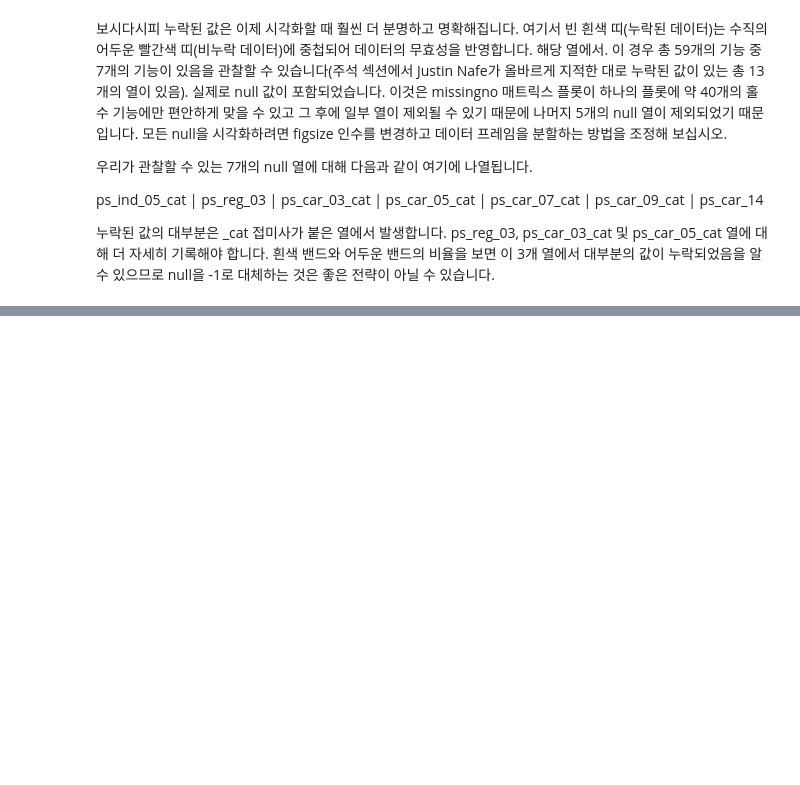
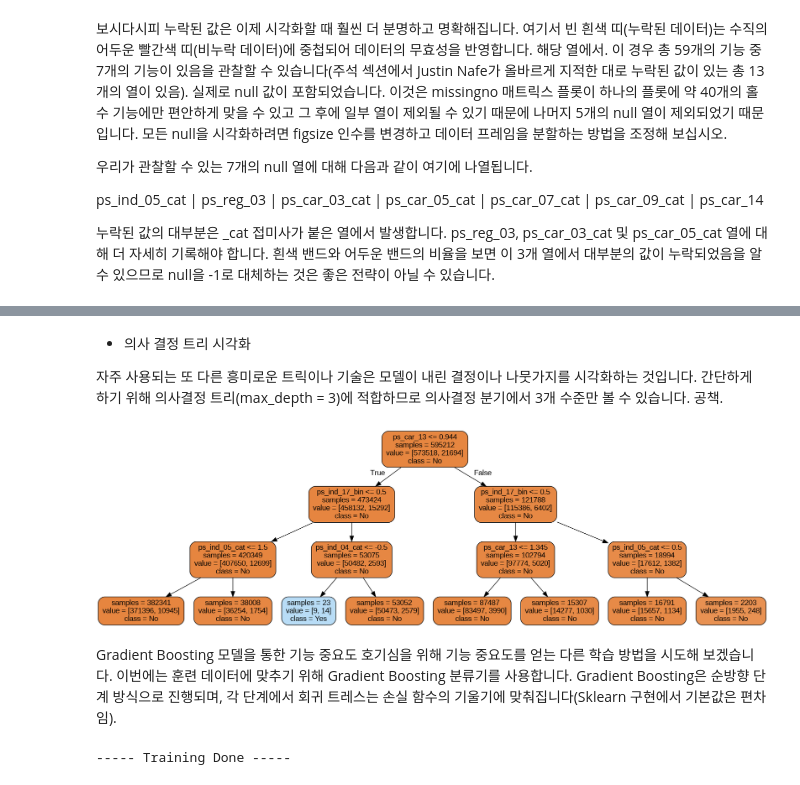
Before and after one commit to eeuuais/kaggle_review, a Jupyter notebook: (2_2)Interactive_Porto_Insights_A_Plot_ly_Tutorial.ipynb, the cells around one changed output, grey strips where cells are left out. Saved outputs shown, nothing was run; the diff lists cells and outputs as text; code cells hidden in the pictures; blank space fills up the shorter version.

```diff
--- a/(2_2)Interactive_Porto_Insights_A_Plot_ly_Tutorial.ipynb
+++ b/(2_2)Interactive_Porto_Insights_A_Plot_ly_Tutorial.ipynb
@@ -73,0 +330,47 @@ ps_ind_05_cat | ps_reg_03 | ps_car_03_cat | ps_car_05_cat | ps_car_07_cat | ps_c
+# %% [markdown]
+- 의사 결정 트리 시각화
+
+자주 사용되는 또 다른 흥미로운 트릭이나 기술은 모델이 내린 결정이나 나뭇가지를 시각화하는 것입니다. 간단하게 하기 위해 의사결정 트리(max_depth = 3)에 적합하므로 의사결정 분기에서 3개 수준만 볼 수 있습니다. 공책.
+# %%
+from sklearn import tree
+from IPython.display import Image as PImage
+from subprocess import check_call
+from PIL import Image, ImageDraw, ImageFont
+import re
+
+decision_tree = tree.DecisionTreeClassifier(max_depth = 3)
+decision_tree.fit(train.drop(['id', 'target'],axis=1), train.target)
+
+# Export our trained model as a .dot file
+with open("tree1.dot", 'w') as f:
+     f = tree.export_graphviz(decision_tree,
+                              out_file=f,
+                              max_depth = 4,
+                              impurity = False,
+                              feature_names = train.drop(['id', 'target'],axis=1).columns.values,
+                              class_names = ['No', 'Yes'],
+                              rounded = True,
+                              filled= True )
+
+#Convert .dot to .png to allow display in web notebook
+check_call(['dot','-Tpng','tree1.dot','-o','tree1.png'])
+
+# Annotating chart with PIL
+img = Image.open("tree1.png")
+draw = ImageDraw.Draw(img)
+img.save('sample-out.png')
+PImage("sample-out.png",)
+# %% [output]
+[figure, added]
+# %% [markdown]
+Gradient Boosting 모델을 통한 기능 중요도
+호기심을 위해 기능 중요도를 얻는 다른 학습 방법을 시도해 보겠습니다. 이번에는 훈련 데이터에 맞추기 위해 Gradient Boosting 분류기를 사용합니다. Gradient Boosting은 순방향 단계 방식으로 진행되며, 각 단계에서 회귀 트레스는 손실 함수의 기울기에 맞춰집니다(Sklearn 구현에서 기본값은 편차임).
+# %%
+from sklearn.ensemble import GradientBoostingClassifier
+
+gb = GradientBoostingClassifier(n_estimators=100, max_depth =3, min_samples_leaf=4, max_features=0.2, random_state=0)
+gb.fit(train.drop(['id', 'target'], axis=1), train.target)
+features = train.drop(['id', 'target'], axis=1).columns.values
+print("----- Training Done -----")
+# %% [output]
+----- Training Done -----
```
Also changed, not shown: parts of 26 cells of this notebook.
